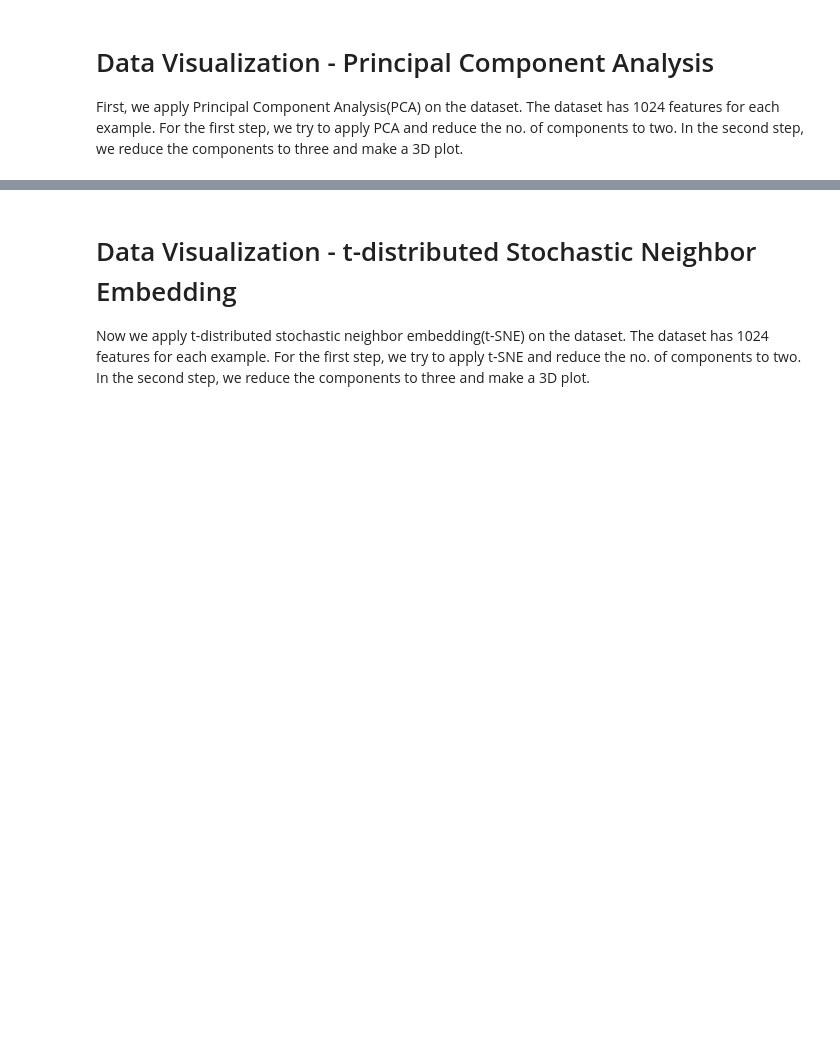
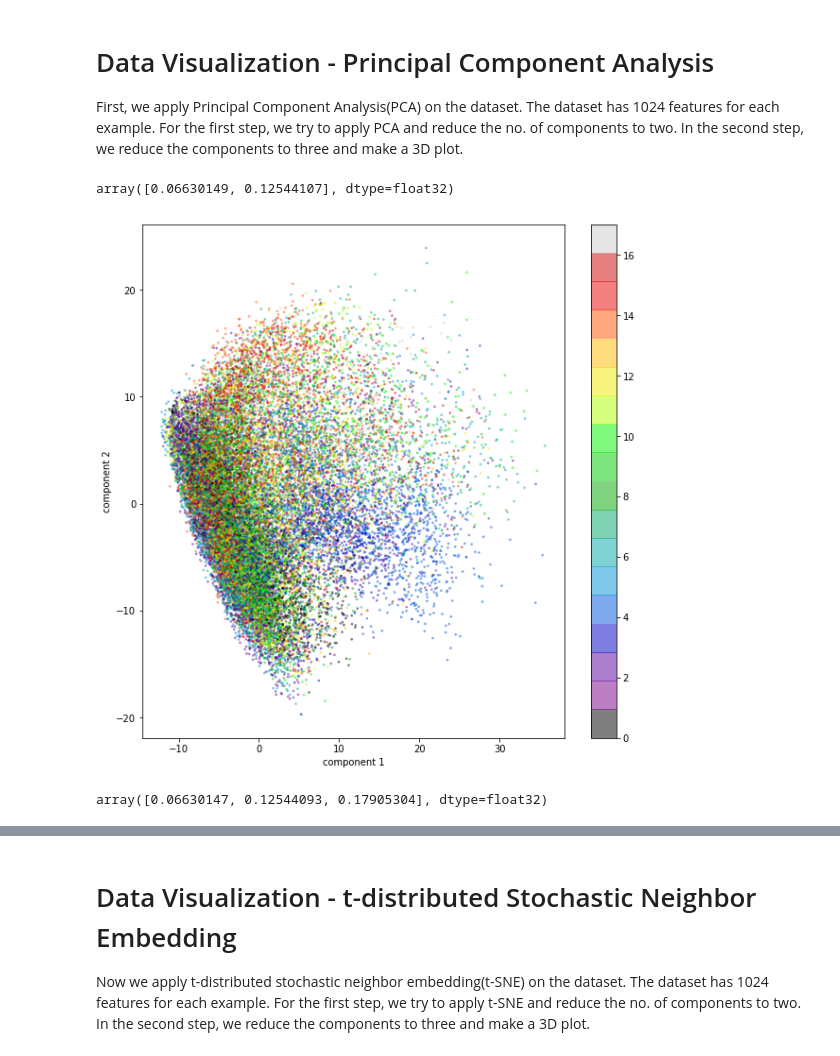
Before and after one commit to KungFuPanda22/CNN_Devanagiri, a Jupyter notebook: Dataset_Visualization.ipynb, the cells around one changed output, grey strips where cells are left out. Saved outputs shown, nothing was run; the diff lists cells and outputs as text; code cells hidden in the pictures; blank space fills up the shorter version.

```diff
--- a/Dataset_Visualization.ipynb
+++ b/Dataset_Visualization.ipynb
@@ -65,7 +66,7 @@ def load_letter(folder, min_num_images):
   for image in image_files:
     image_file = os.path.join(folder, image)
     try:
-      image_data = (plt.imread(image_file,0).astype(float)) / pixel_depth
+      image_data = (plt.imread(image_file,0).astype(float)-pixel_depth/2) / pixel_depth
       if image_data.shape != (image_size, image_size):
         raise Exception('Unexpected image shape: %s' % str(image_data.shape))
       dataset[num_images, :, :] = image_data
@@ -174,16 +196,20 @@ pca_2.fit(train_dataset)
 pca_results_2 = pca_2.transform(train_dataset)
 
 pca_2.explained_variance_ratio_.cumsum()
+# %% [output]
+array([0.06630149, 0.12544107], dtype=float32)
 # %%
 #2D plot of 18 different classes (Each color denotes a different class)
 
-plt.figure(figsize=[15,15])
+plt.figure(figsize=[10,10])
 plt.scatter(pca_results_2[:, 0], pca_results_2[:, 1],
             c=train_labels, edgecolor='none', alpha=0.5,
             cmap=plt.cm.get_cmap('nipy_spectral', 18), s = 7)
 plt.xlabel('component 1')
 plt.ylabel('component 2')
 plt.colorbar();
+# %% [output]
+[figure, added]
 # %%
 pca_3=decomposition.PCA(n_components = 3)
 
@@ -192,4 +218,6 @@ pca_3.fit(train_dataset)
 pca_results_3 = pca_3.transform(train_dataset)
 
 pca_3.explained_variance_ratio_.cumsum()
+# %% [output]
+array([0.06630147, 0.12544093, 0.17905304], dtype=float32)
 # %%
```
Also changed, not shown: parts of 14 cells of this notebook.
